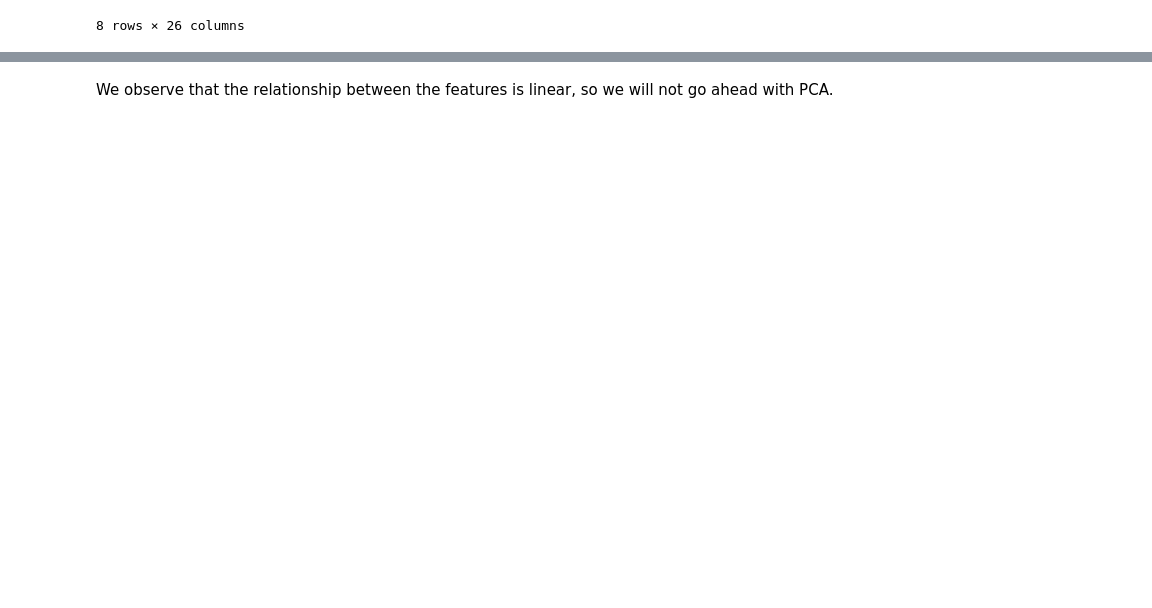
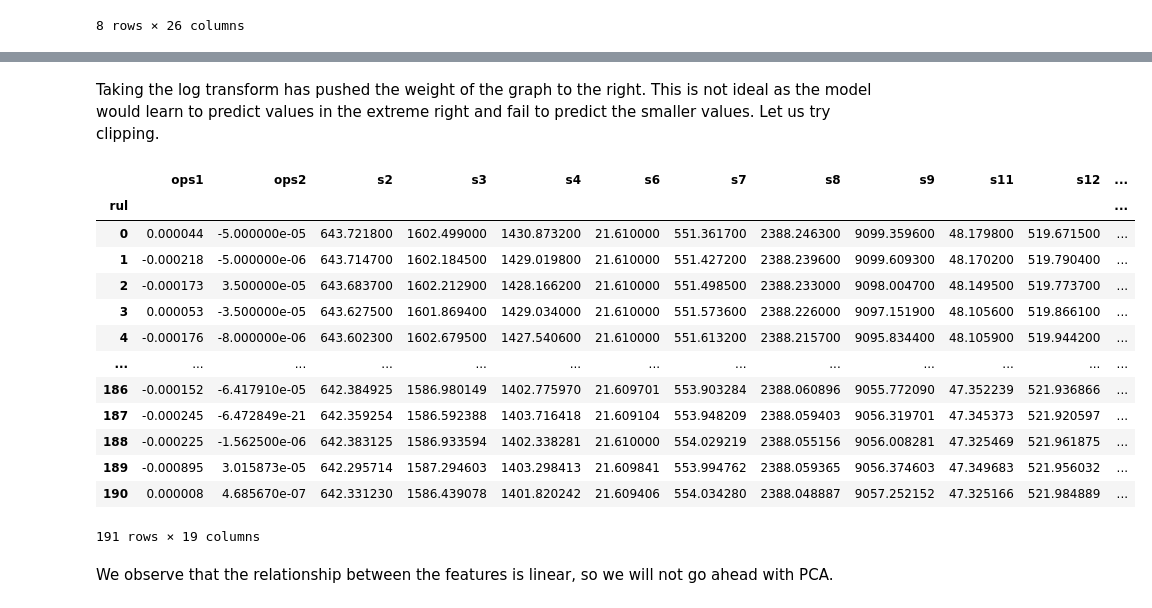
Before and after one commit to Parithimaal/Predictive_Maintenance-NASA_Turbofan_Jet_Engine, a Jupyter notebook: FD001 Analysis/FD001_analysis.ipynb, the cells around one changed output, grey strips where cells are left out. Drawn from its saved outputs; the diff is of its cells as text; code cells hidden in the pictures; blank space fills up the shorter version.

```diff
--- a/FD001 Analysis/FD001_analysis.ipynb
+++ b/FD001 Analysis/FD001_analysis.ipynb
@@ -108,0 +113,2 @@ if training == True:
+# %% [markdown]
+Taking the log transform has pushed the weight of the graph to the right. This is not ideal as the model would learn to predict values in the  extreme right and fail to predict the smaller values. Let us try clipping.
@@ -112 +126,18 @@ grouped_train_norm = p.group_by_rul(train_norm, cols=(op_setting_cols+sensor_col
+# %%
+grouped_train
+# %% [output]
+|  | ops1 | ops2 | s2 | s3 | s4 | s6 | s7 | s8 | s9 | s11 | s12 | ... |
+| rul |  |  |  |  |  |  |  |  |  |  |  | ... |
+| 0 | 0.000044 | -5.000000e-05 | 643.721800 | 1602.499000 | 1430.873200 | 21.610000 | 551.361700 | 2388.246300 | 9099.359600 | 48.179800 | 519.671500 | ... |
+| 1 | -0.000218 | -5.000000e-06 | 643.714700 | 1602.184500 | 1429.019800 | 21.610000 | 551.427200 | 2388.239600 | 9099.609300 | 48.170200 | 519.790400 | ... |
+| 2 | -0.000173 | 3.500000e-05 | 643.683700 | 1602.212900 | 1428.166200 | 21.610000 | 551.498500 | 2388.233000 | 9098.004700 | 48.149500 | 519.773700 | ... |
+| 3 | 0.000053 | -3.500000e-05 | 643.627500 | 1601.869400 | 1429.034000 | 21.610000 | 551.573600 | 2388.226000 | 9097.151900 | 48.105600 | 519.866100 | ... |
+| 4 | -0.000176 | -8.000000e-06 | 643.602300 | 1602.679500 | 1427.540600 | 21.610000 | 551.613200 | 2388.215700 | 9095.834400 | 48.105900 | 519.944200 | ... |
+| ... | ... | ... | ... | ... | ... | ... | ... | ... | ... | ... | ... | ... |
+| 186 | -0.000152 | -6.417910e-05 | 642.384925 | 1586.980149 | 1402.775970 | 21.609701 | 553.903284 | 2388.060896 | 9055.772090 | 47.352239 | 521.936866 | ... |
+| 187 | -0.000245 | -6.472849e-21 | 642.359254 | 1586.592388 | 1403.716418 | 21.609104 | 553.948209 | 2388.059403 | 9056.319701 | 47.345373 | 521.920597 | ... |
+| 188 | -0.000225 | -1.562500e-06 | 642.383125 | 1586.933594 | 1402.338281 | 21.610000 | 554.029219 | 2388.055156 | 9056.008281 | 47.325469 | 521.961875 | ... |
+| 189 | -0.000895 | 3.015873e-05 | 642.295714 | 1587.294603 | 1403.298413 | 21.609841 | 553.994762 | 2388.059365 | 9056.374603 | 47.349683 | 521.956032 | ... |
+| 190 | 0.000008 | 4.685670e-07 | 642.331230 | 1586.439078 | 1401.820242 | 21.609406 | 554.034280 | 2388.048887 | 9057.252152 | 47.325166 | 521.984889 | ... |
+191 rows × 19 columns
 # %%
```
Also changed, not shown: parts of 51 cells of this notebook, 14 other files.
